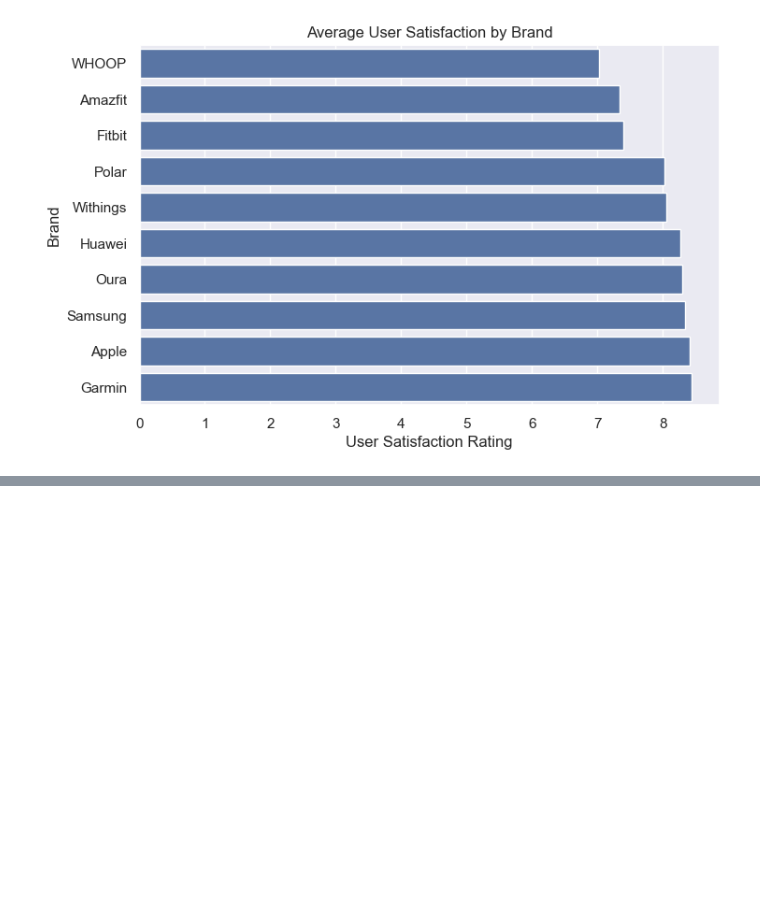
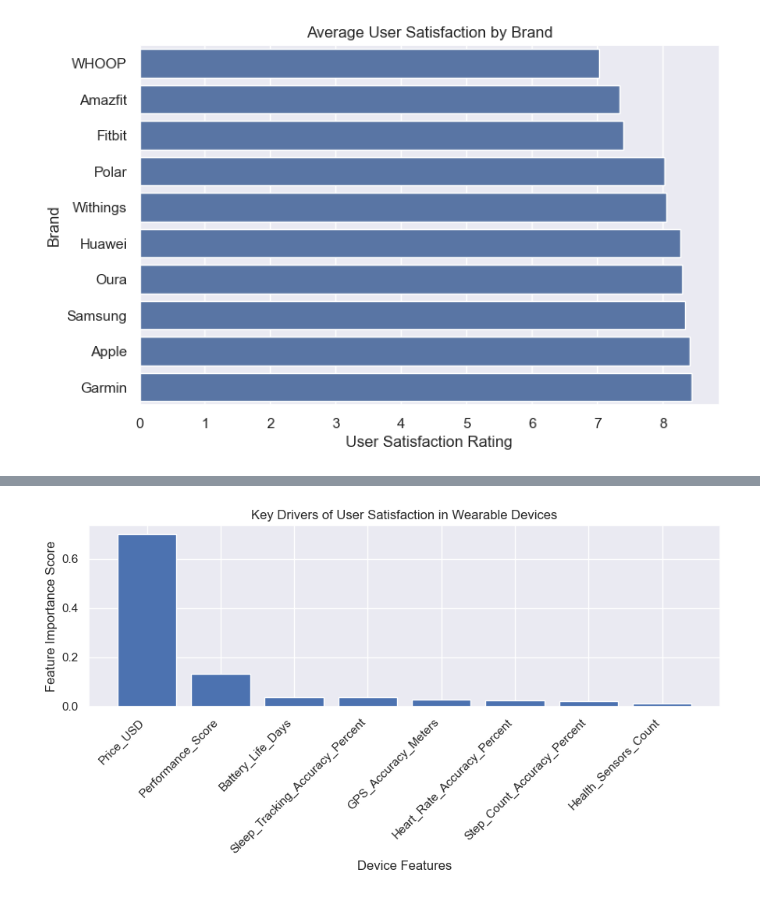
Before and after one commit to evahawillow/python-for-bi, a Jupyter notebook: assignments/Project/project.ipynb, the cells around one changed output, grey strips where cells are left out. Saved outputs shown, nothing was run; the diff lists cells and outputs as text; code cells hidden in the pictures; blank space fills up the shorter version.

```diff
--- a/assignments/Project/project.ipynb
+++ b/assignments/Project/project.ipynb
@@ -160,0 +439,22 @@ plt.show()
+# %%
+#Visualising future importance via plot
+
+import matplotlib.pyplot as plt
+
+plt.figure(figsize=(9,5))
+
+plt.bar(
+    feature_importance["feature"],
+    feature_importance["importance"]
+)
+
+plt.title("Key Drivers of User Satisfaction in Wearable Devices")
+plt.xlabel("Device Features")
+plt.ylabel("Feature Importance Score")
+
+plt.xticks(rotation=45, ha="right")
+
+plt.tight_layout()
+plt.show()
+# %% [output]
+[figure, added]
```
Also changed, not shown: parts of 11 cells of this notebook, 5 other files.
